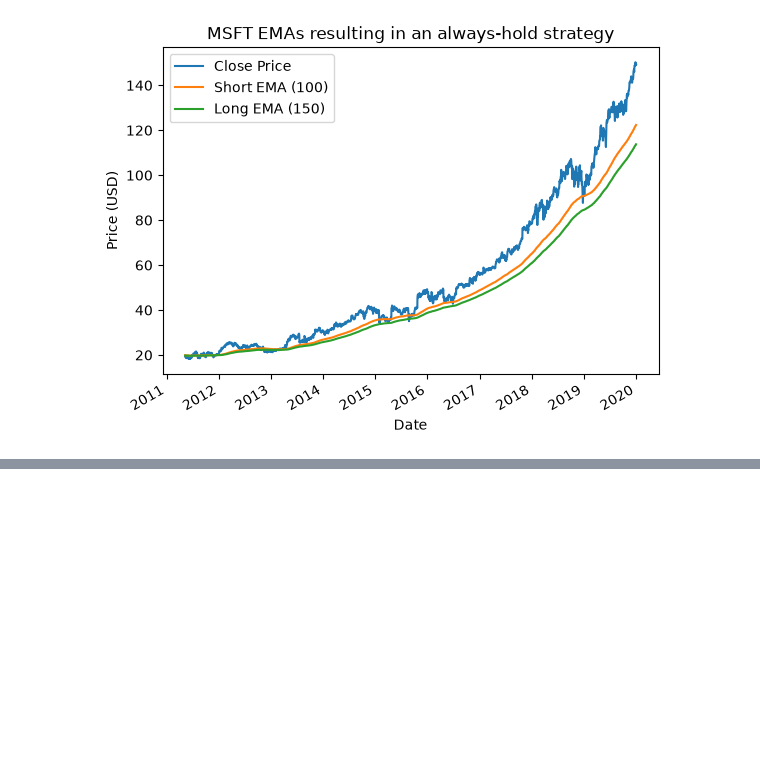
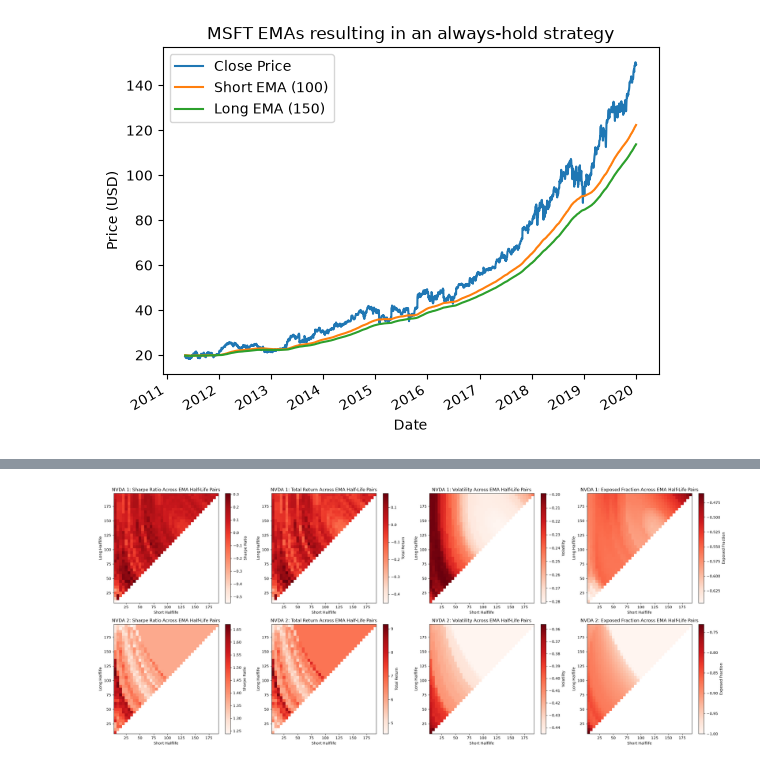
Before and after one commit to charlien74/systematic-trading-research, a Jupyter notebook: notebooks/01_exponential_moving_averages.ipynb, the cells around one changed output, grey strips where cells are left out. Drawn from its saved outputs; the diff is of its cells as text; code cells hidden in the pictures; blank space fills up the shorter version.

Commit message:
Deeper NVDA analysis

```diff
--- a/notebooks/01_exponential_moving_averages.ipynb
+++ b/notebooks/01_exponential_moving_averages.ipynb
@@ -326,0 +322,12 @@ averaged_df.sort_values(by="strategy_sharpe", ascending=False).head(10)
+# %%
+two_year_days = 1008
+data_length = warmup_period + two_year_days
+test1_df = ticker_test_data['NVDA'][:data_length]
+test2_df = ticker_test_data['NVDA'][two_year_days:data_length + two_year_days]
+print(f"Test 1 data length: From {test1_df.index[0]} to {test1_df.index[-1]}")
+print(f"Test 2 data length: From {test2_df.index[0]} to {test2_df.index[-1]}")
+ema_grid_results = pd.concat(
+    [evaluate_ema_grid('NVDA 1', test1_df, period=two_year_days),
+     evaluate_ema_grid('NVDA 2', test2_df, period=two_year_days)],
+    ignore_index=True,
+)
@@ -326,0 +337,4 @@ averaged_df.sort_values(by="strategy_sharpe", ascending=False).head(10)
+# %%
+views.create_halflife_heatmaps_multi(ema_grid_results)
+# %% [output]
+[figure, added]
```
Also changed, not shown: parts of 13 cells of this notebook.
